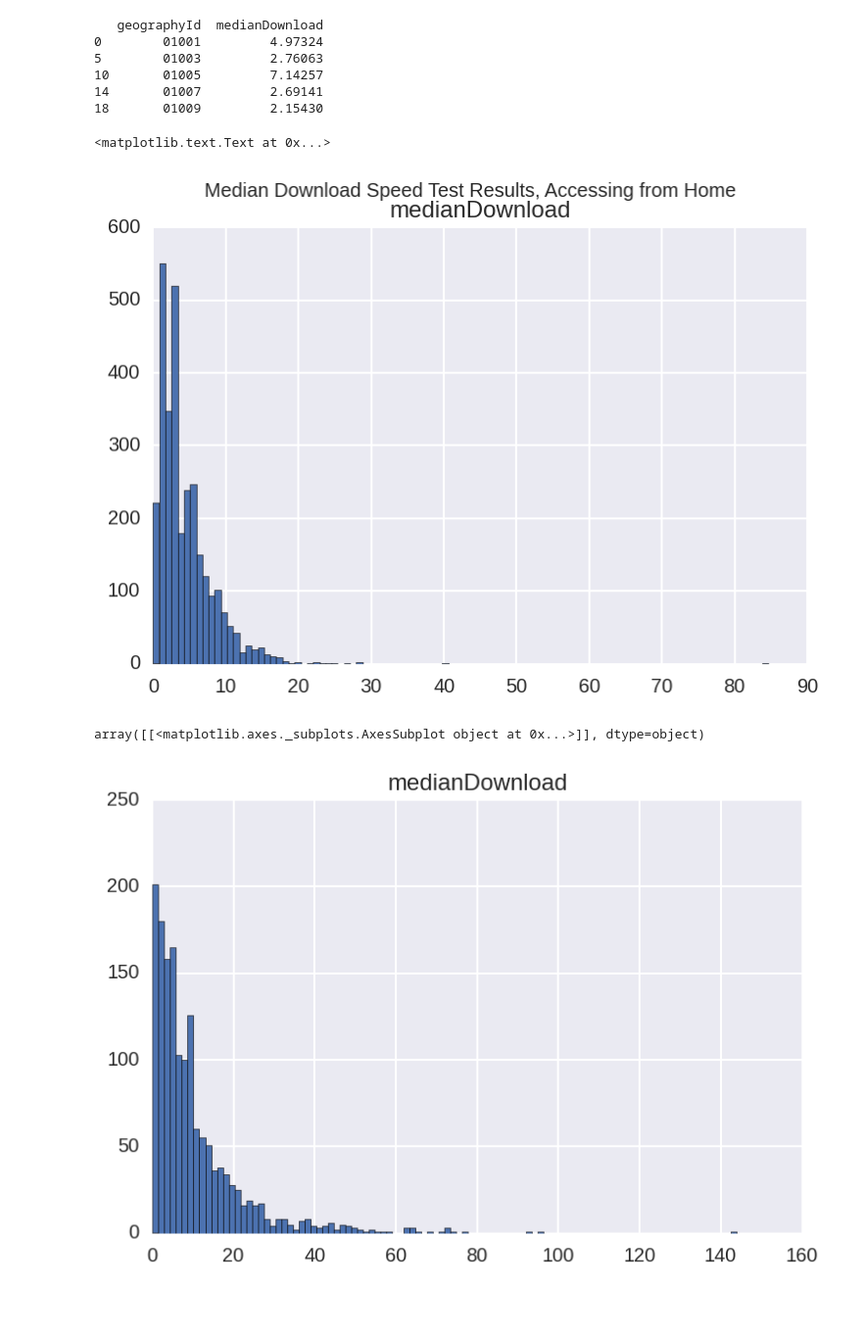
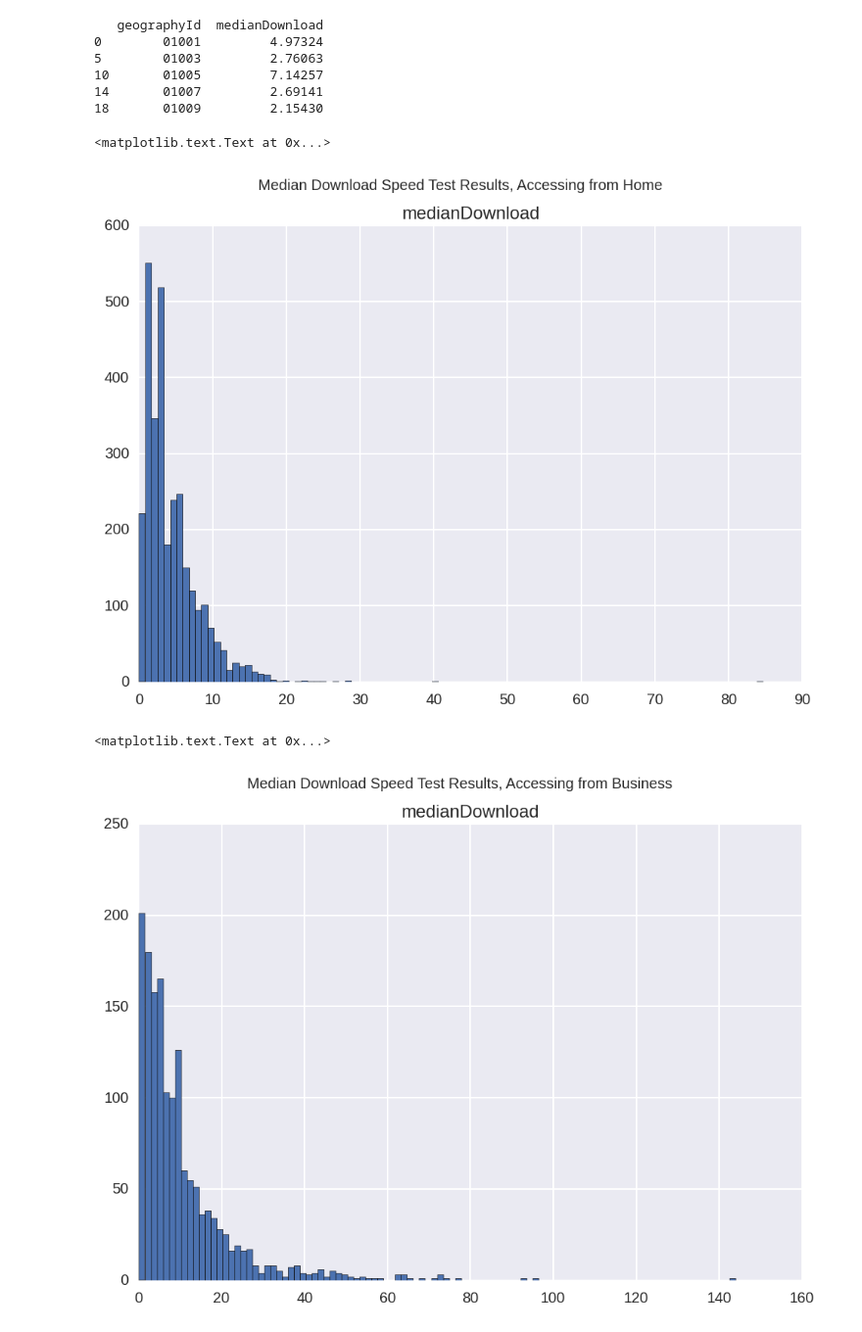
Before and after one commit to SethPaul/broadband-project, a Jupyter notebook: prelim_bb.ipynb, the cells around one changed output. Shown at 98% size. Drawn from its saved outputs; the diff is of its cells as text; code cells hidden in the pictures.

```diff
--- a/prelim_bb.ipynb
+++ b/prelim_bb.ipynb
@@ -226,17 +250,18 @@ speed_testDF[speed_testDF['accessingFrom']=='Home']   \
 18       01009         2.15430
 # %%
 import pylab as pl
-p1=speed_testDF[speed_testDF['accessingFrom']=='Home'][['geographyId','medianDownload']].hist(bins=100)
+speed_testDF[speed_testDF['accessingFrom']=='Home'][['geographyId','medianDownload']].hist(bins=100)
 pl.suptitle('Median Download Speed Test Results, Accessing from Home')
-p2=speed_testDF[speed_testDF['accessingFrom']=='Business'][['geographyId','medianDownload']].hist(bins=100)
-p3=speed_testDF[speed_testDF['accessingFrom']=='Mobile'][['geographyId','medianDownload']].hist(bins=100)
+# p2=speed_testDF[speed_testDF['accessingFrom']=='Business'][['geographyId','medianDownload']].hist(bins=100)
+# p3=speed_testDF[speed_testDF['accessingFrom']=='Mobile'][['geographyId','medianDownload']].hist(bins=100)
 # %% [output]
 <matplotlib.text.Text at 0x...>
-[figure, old version]
+[figure, new version]
 # %%
 speed_testDF[speed_testDF['accessingFrom']=='Business'][['geographyId','medianDownload']].hist(bins=100)
+pl.suptitle('Median Download Speed Test Results, Accessing from Business')
 # %% [output]
-array([[<matplotlib.axes._subplots.AxesSubplot object at 0x...>]], dtype=object)
+<matplotlib.text.Text at 0x...>
-[figure, old version]
+[figure, new version]
 # %%
 speed_testDF[speed_testDF['accessingFrom']=='Mobile'][['geographyId','medianDownload']].hist(bins=100)
```
Also changed, not shown: parts of 34 cells of this notebook.
